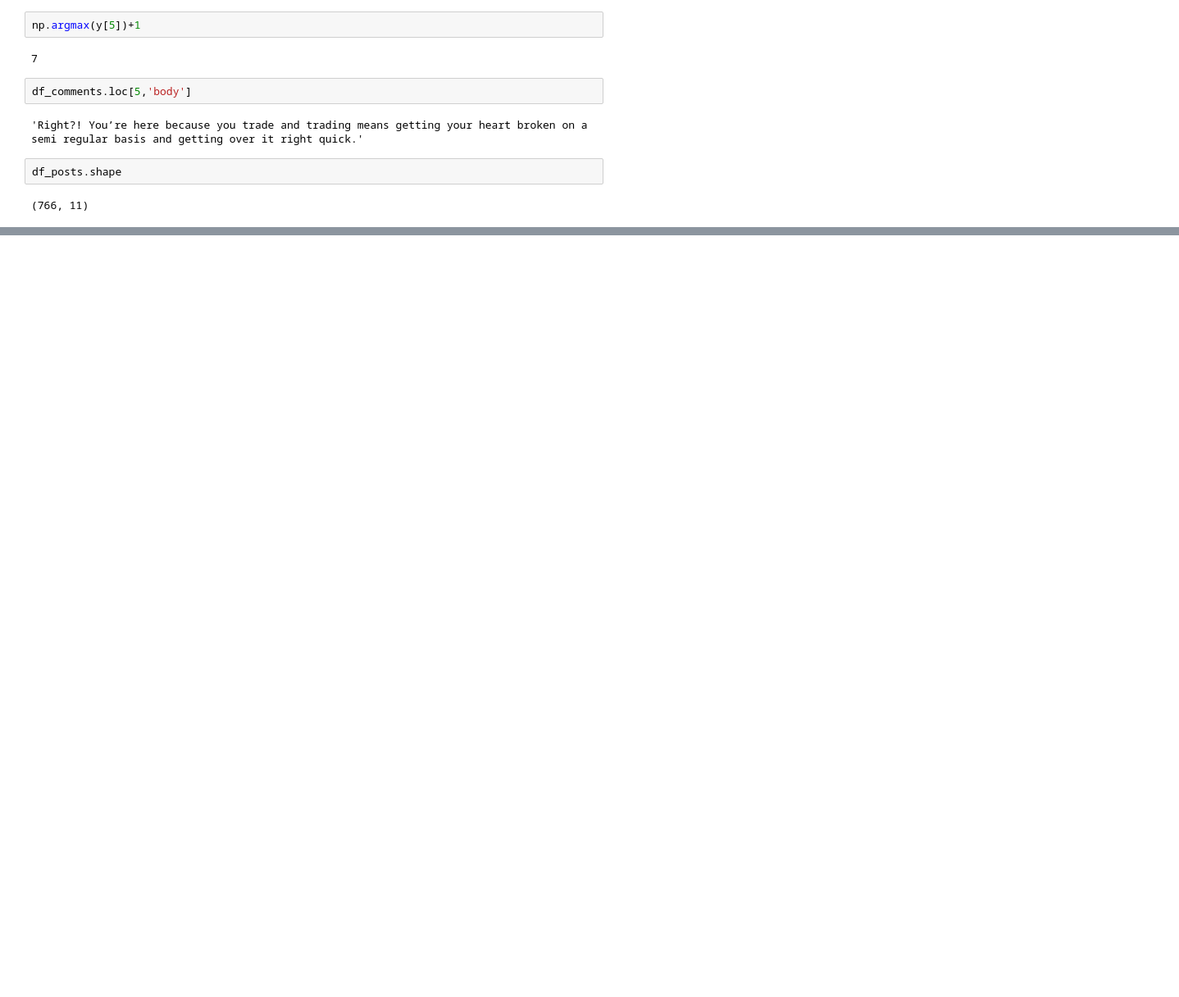
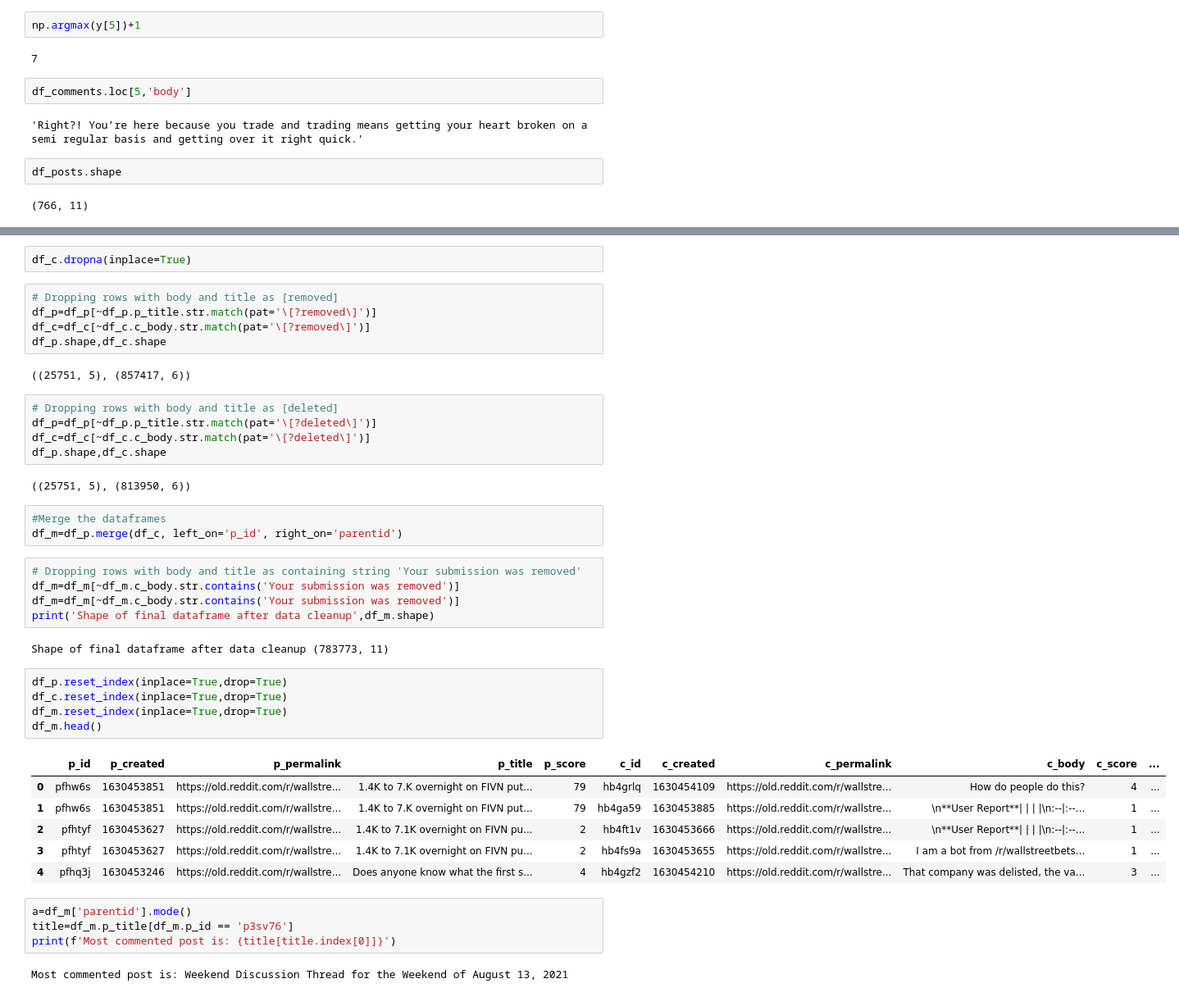
Before and after one commit to mustafaburny/dse203_final_project, a Jupyter notebook: DSE230 - Final Project - Reddit_Stock Conversations Graph.ipynb, the cells around one changed output, grey strips where cells are left out. Shown at 82% size. Drawn from its saved outputs; the diff is of its cells as text; blank space fills up the shorter version.

```diff
--- a/DSE230 - Final Project - Reddit_Stock Conversations Graph.ipynb
+++ b/DSE230 - Final Project - Reddit_Stock Conversations Graph.ipynb
@@ -483,0 +508,44 @@ workbook done in 6701.346s.
+# %%
+df_c.dropna(inplace=True)
+# %%
+# Dropping rows with body and title as [removed]
+df_p=df_p[~df_p.p_title.str.match(pat='\[?removed\]')]
+df_c=df_c[~df_c.c_body.str.match(pat='\[?removed\]')]
+df_p.shape,df_c.shape
+# %% [output]
+((25751, 5), (857417, 6))
+# %%
+# Dropping rows with body and title as [deleted]
+df_p=df_p[~df_p.p_title.str.match(pat='\[?deleted\]')]
+df_c=df_c[~df_c.c_body.str.match(pat='\[?deleted\]')]
+df_p.shape,df_c.shape
+# %% [output]
+((25751, 5), (813950, 6))
+# %%
+#Merge the dataframes
+df_m=df_p.merge(df_c, left_on='p_id', right_on='parentid')
+# %%
+# Dropping rows with body and title as containing string 'Your submission was removed'
+df_m=df_m[~df_m.c_body.str.contains('Your submission was removed')]
+df_m=df_m[~df_m.c_body.str.contains('Your submission was removed')]
+print('Shape of final dataframe after data cleanup',df_m.shape)
+# %% [output]
+Shape of final dataframe after data cleanup (783773, 11)
+# %%
+df_p.reset_index(inplace=True,drop=True)
+df_c.reset_index(inplace=True,drop=True)
+df_m.reset_index(inplace=True,drop=True)
+df_m.head()
+# %% [output]
+|  | p_id | p_created | p_permalink | p_title | p_score | c_id | c_created | c_permalink | c_body | c_score | ... |
+| 0 | pfhw6s | 1630453851 | https://old.reddit.com/r/wallstre... | 1.4K to 7.K overnight on FIVN put... | 79 | hb4grlq | 1630454109 | https://old.reddit.com/r/wallstre... | How do people do this? | 4 | ... |
+| 1 | pfhw6s | 1630453851 | https://old.reddit.com/r/wallstre... | 1.4K to 7.K overnight on FIVN put... | 79 | hb4ga59 | 1630453885 | https://old.reddit.com/r/wallstre... | \n**User Report**| | | |\n:--|:--... | 1 | ... |
+| 2 | pfhtyf | 1630453627 | https://old.reddit.com/r/wallstre... | 1.4K to 7.1K overnight on FIVN pu... | 2 | hb4ft1v | 1630453666 | https://old.reddit.com/r/wallstre... | \n**User Report**| | | |\n:--|:--... | 1 | ... |
+| 3 | pfhtyf | 1630453627 | https://old.reddit.com/r/wallstre... | 1.4K to 7.1K overnight on FIVN pu... | 2 | hb4fs9a | 1630453655 | https://old.reddit.com/r/wallstre... | I am a bot from /r/wallstreetbets... | 1 | ... |
+| 4 | pfhq3j | 1630453246 | https://old.reddit.com/r/wallstre... | Does anyone know what the first s... | 4 | hb4gzf2 | 1630454210 | https://old.reddit.com/r/wallstre... | That company was delisted, the va... | 3 | ... |
+# %%
+a=df_m['parentid'].mode()
+title=df_m.p_title[df_m.p_id == 'p3sv76']
+print(f'Most commented post is: {title[title.index[0]]}')
+# %% [output]
+Most commented post is: Weekend Discussion Thread for the Weekend of August 13, 2021
```
Also changed, not shown: parts of 21 cells of this notebook, 2 other files.
